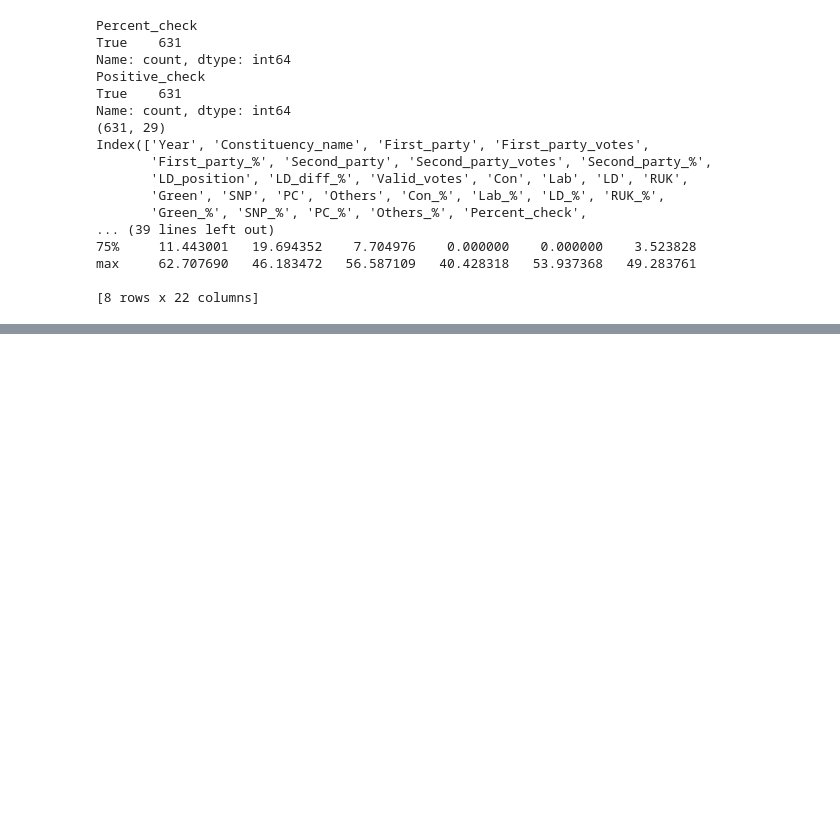
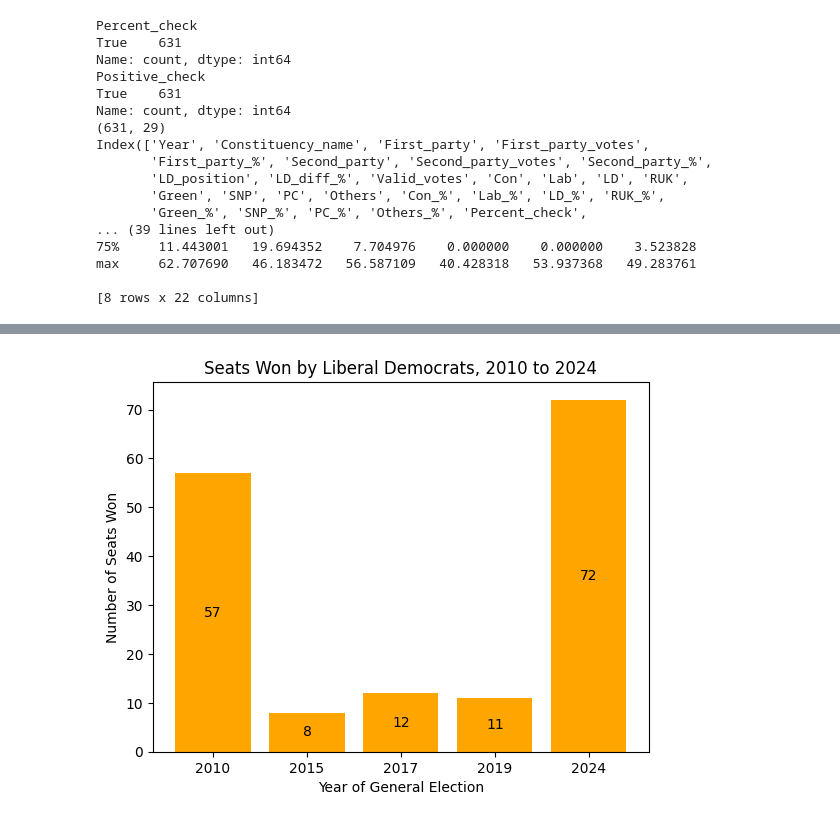
Before and after one commit to lintywilliams/EC-Assessment-1, a Jupyter notebook: wrangling.ipynb, the cells around one changed output, grey strips where cells are left out. Cells and saved outputs as stored; diff of their text form; code cells hidden in the pictures; blank space fills up the shorter version.

```diff
--- a/wrangling.ipynb
+++ b/wrangling.ipynb
@@ -256 +250,4 @@ max     62.707690   46.183472   56.587109   40.428318   53.937368   49.283761
 Having standardised the five datasets, we now need to append them into a single master dataset for further analysis.
+# %%
+df_master = pd.concat([GE2010, GE2015, GE2017, GE2019, GE2024], axis=0, ignore_index=True)
+df_master.shape
@@ -256,0 +303,5 @@ Having standardised the five datasets, we now need to append them into a single
+# %%
+# Create a dataframe containing only the first place LD results, grouped by General Election:
+df_first = df_master[df_master['LD_position'] == '1st']
+df_first = df_first.groupby('Year').size() # groups the data by General Election and counts how many rows are in each group
+print("Number of Constituencies won by Liberal Democrats: \n", df_first)
@@ -256,0 +317,13 @@ Having standardised the five datasets, we now need to append them into a single
+# %%
+# Create a bar chart and data labels
+bars = plt.bar(df_first.index, df_first.values, color='orange')
+plt.bar_label(bars, label_type='center')
+
+# Add title and axis labels
+plt.title('Seats Won by Liberal Democrats, 2010 to 2024')
+plt.xlabel('Year of General Election')
+plt.ylabel('Number of Seats Won')
+
+plt.show()
+# %% [output]
+[figure, added]
```
Also changed, not shown: parts of 21 cells of this notebook, 1 other file.
